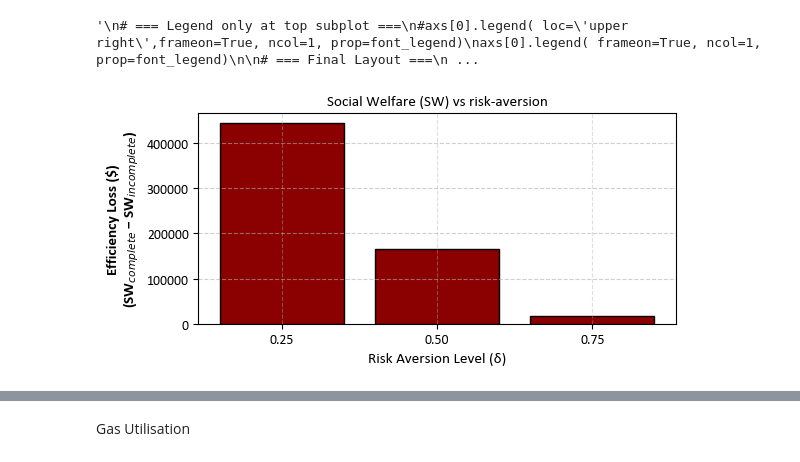
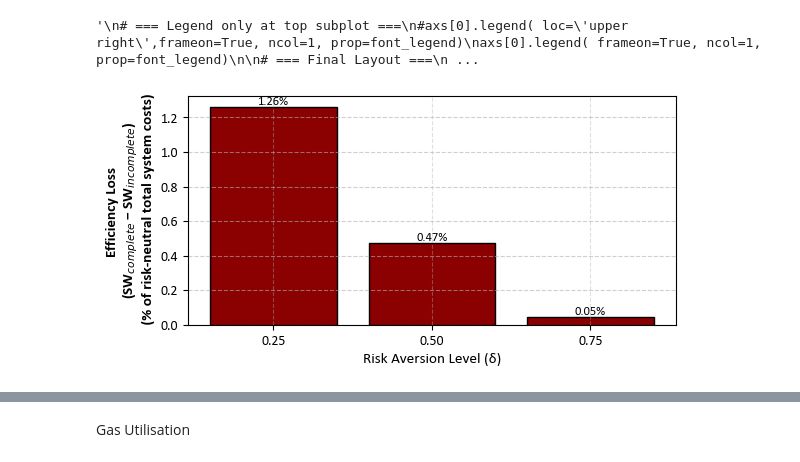
Before and after one commit to Andreas-Makrides-ICL/msc-thesis-incomplete-markets-LDES, a Jupyter notebook: models/Comparison_central_planner_ADMM/plotting_results.ipynb, the cells around one changed output, grey strips where cells are left out. Cells and saved outputs as stored; diff of their text form; code cells hidden in the pictures.

```diff
--- a/models/Comparison_central_planner_ADMM/plotting_results.ipynb
+++ b/models/Comparison_central_planner_ADMM/plotting_results.ipynb
@@ -951,39 +1036,57 @@ import pandas as pd
 import matplotlib.pyplot as plt
 import numpy as np
 from matplotlib import rcParams
+from matplotlib.ticker import PercentFormatter
 
 # === Global font setup ===
 rcParams['font.family'] = 'Calibri'
 rcParams['axes.labelweight'] = 'bold'
 
 # === Replace these with your actual values ===
 deltas = [0.25, 0.5, 0.75]
+riskneutral_sw = 4.729353512329049e9
 sw_complete = [4.699031359803693e9, 4.709140350445262e9, 4.71923429212195e9]       # example social welfare values
 sw_incomplete = [4.698587852200662e9, 4.708974276447182e9,4.71921828997875e9 ]      # example values
 
-eff_loss = np.array(sw_complete) - np.array(sw_incomplete)
+#like adam's paper (risk adjusted welfare complete - risk adjusted welfare complete incomplete)/total costs
+riskneutral_sw = 87911701.85/2.5
+sw_complete = [4.699031359803693e9, 4.709140350445262e9, 4.71923429212195e9]       # example social welfare values
+sw_incomplete = [4.698587852200662e9, 4.708974276447182e9,4.71921828997875e9 ]
+
+
+eff_loss_abs = np.array(sw_complete) - np.array(sw_incomplete)
+
+eff_loss_pct = (eff_loss_abs / riskneutral_sw) * 100.0
+
 
 # === Plotting ===
 fig, ax = plt.subplots(figsize=(6, 3))
 
-bars = ax.bar(deltas, eff_loss, width=0.2, color='#8B0000', edgecolor='black')
+bars = ax.bar(deltas, eff_loss_pct, width=0.2, color='#8B0000', edgecolor='black')
 
 # Labels and grid
-ax.set_ylabel("Efficiency Loss ($)\n(SW$_{complete}$ − SW$_{incomplete}$)", fontsize=11, fontweight='bold')
+ax.set_ylabel("Efficiency Loss \n(SW$_{complete}$ − SW$_{incomplete}$)\n (% of risk-neutral total system costs)", fontsize=11, fontweight='bold')
 ax.set_xlabel("Risk Aversion Level (δ)", fontsize=11, fontweight='normal')
 ax.set_xticks(deltas)
 ax.set_xticklabels([f"{d:.2f}" for d in deltas])
-ax.set_title("Social Welfare (SW) vs risk-aversion", fontsize=11)
+#ax.set_title("Social Welfare (SW) vs risk-aversion", fontsize=11)
+#ax.yaxis.set_major_formatter(PercentFormatter(xmax=100))
 
 # Gridlines on both axes
 ax.grid(True, axis='y', linestyle='--', alpha=0.6)
 ax.grid(True, axis='x', linestyle='--', alpha=0.4)
 
+# Bar labels (e.g., 0.003%)
+for rect, val in zip(bars, eff_loss_pct):
+    y = rect.get_height()
+    ax.text(rect.get_x() + rect.get_width()/2, y,
+            f"{val:.2f}%", ha='center', va='bottom', fontsize=9)
+
 plt.tight_layout()
 plt.savefig("socialwelfare.png", dpi=400, bbox_inches='tight')
 plt.show()
 # %% [output]
-[figure, old version]
+[figure, new version]
 # %%
 import pandas as pd
 
```
Also changed, not shown: parts of 6 cells of this notebook, 10 other files.
